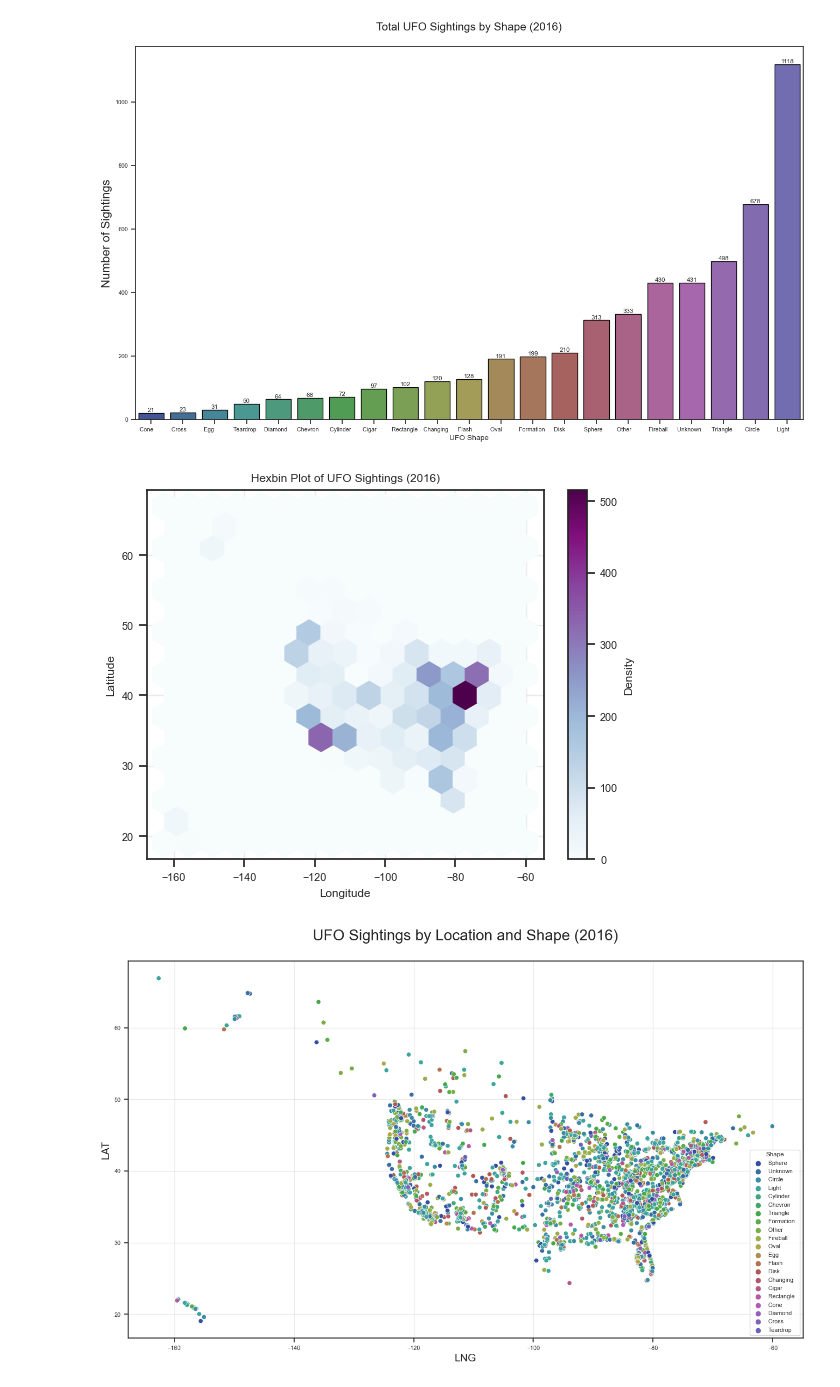
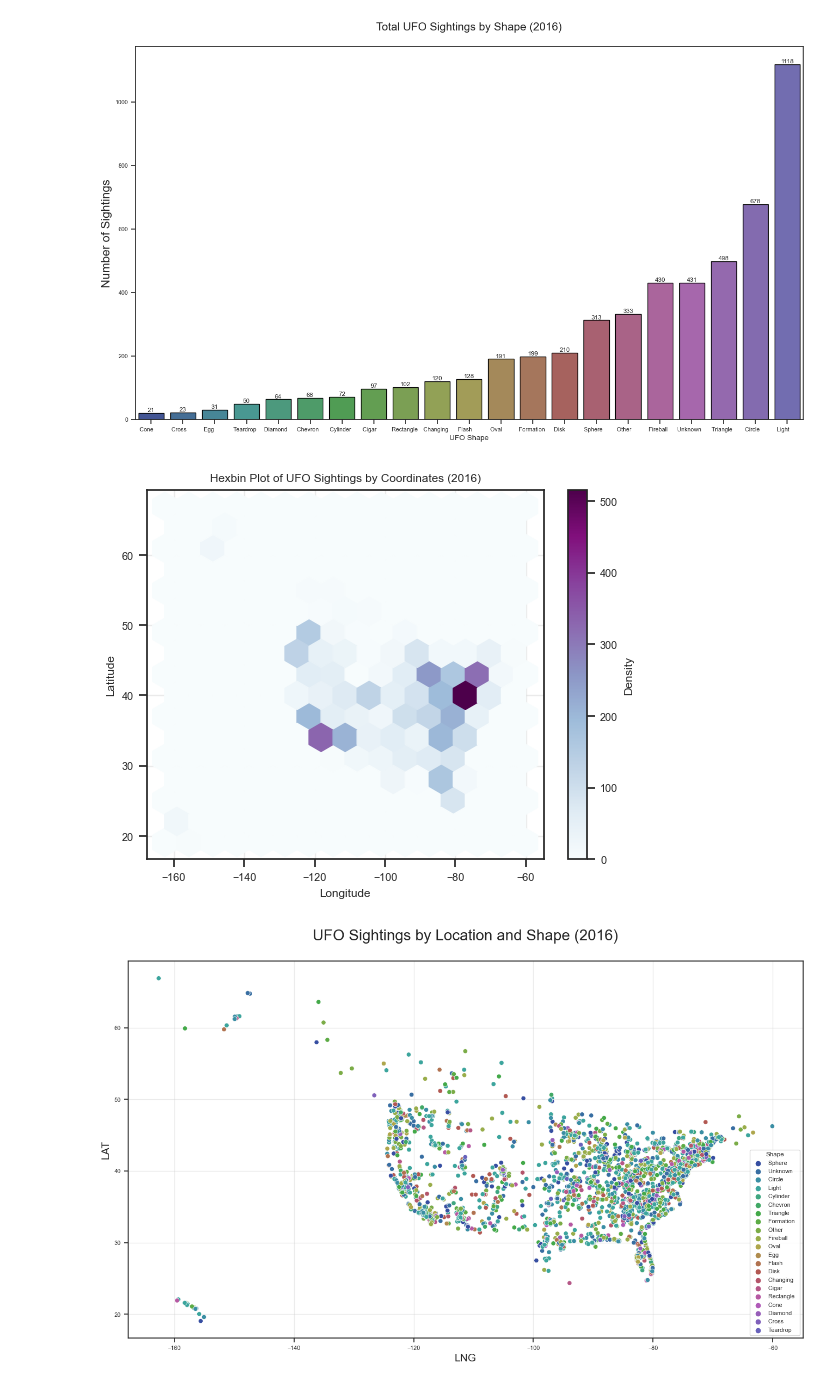
Before and after one commit to marko-londo/UFO-Sighting-Analysis, a Jupyter notebook: UFOs.ipynb, the cells around one changed output. Drawn from its saved outputs; the diff is of its cells as text; code cells hidden in the pictures.

```diff
--- a/UFOs.ipynb
+++ b/UFOs.ipynb
@@ -256,15 +256,15 @@ plt.show()
 # %%
 # Hexbin plot of UFO sightings
 
 plt.hexbin(lng, lat, gridsize=15, cmap="BuPu")
 plt.colorbar(label="Density")
 plt.xlabel("Longitude")
 plt.ylabel("Latitude")
-plt.title("Hexbin Plot of UFO Sightings (2016)")
+plt.title("Hexbin Plot of UFO Sightings by Coordinates (2016)")
 plt.grid(True, alpha=0.4)
 plt.show()
 # %% [output]
-[figure, old version]
+[figure, new version]
 # %%
 # Scatter slot of UFO sightings by location and shape
 
```
